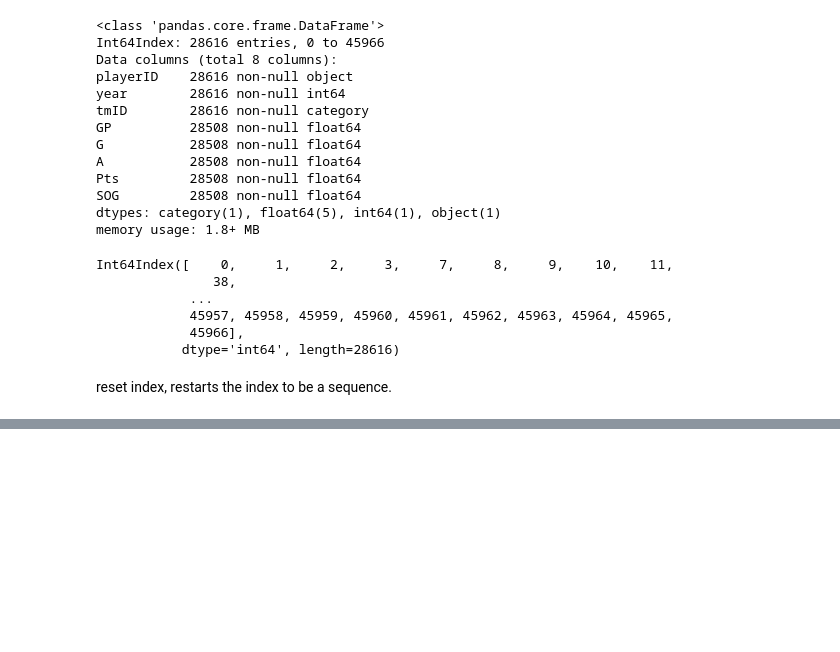
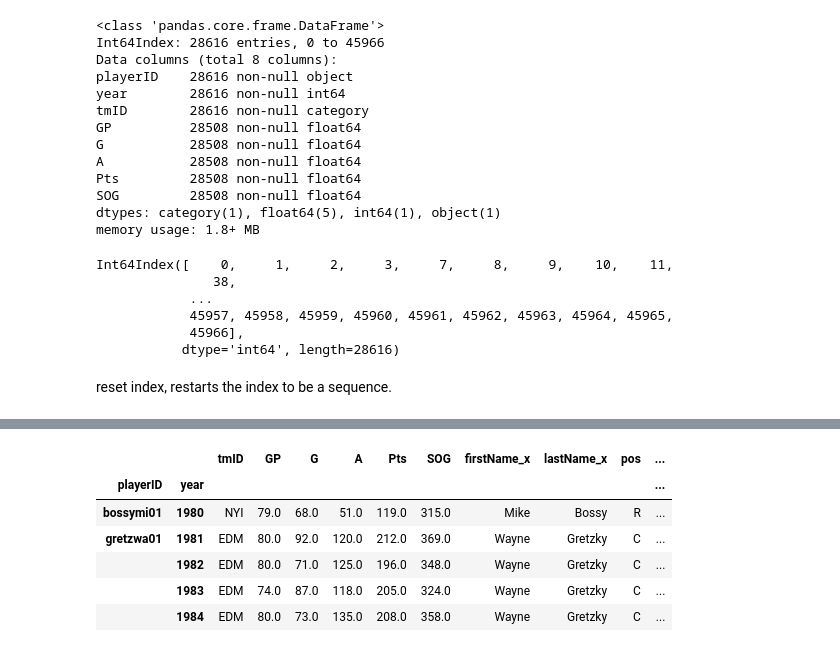
Before and after one commit to mp3sii/Panda_Intro, a Jupyter notebook: Pandas_Intro.ipynb, the cells around one changed output, grey strips where cells are left out. Cells and saved outputs as stored; diff of their text form; code cells hidden in the pictures; blank space fills up the shorter version.

```diff
--- a/Pandas_Intro.ipynb
+++ b/Pandas_Intro.ipynb
@@ -588,0 +633,10 @@ teams_df.shape
+# %%
+mi.loc[mi.groupby(level='year')['G'].idxmax().head()]
+# %% [output]
+|  |  | tmID | GP | G | A | Pts | SOG | firstName_x | lastName_x | pos | ... |
+| playerID | year |  |  |  |  |  |  |  |  |  | ... |
+| bossymi01 | 1980 | NYI | 79.0 | 68.0 | 51.0 | 119.0 | 315.0 | Mike | Bossy | R | ... |
+| gretzwa01 | 1981 | EDM | 80.0 | 92.0 | 120.0 | 212.0 | 369.0 | Wayne | Gretzky | C | ... |
+|  | 1982 | EDM | 80.0 | 71.0 | 125.0 | 196.0 | 348.0 | Wayne | Gretzky | C | ... |
+|  | 1983 | EDM | 74.0 | 87.0 | 118.0 | 205.0 | 324.0 | Wayne | Gretzky | C | ... |
+|  | 1984 | EDM | 80.0 | 73.0 | 135.0 | 208.0 | 358.0 | Wayne | Gretzky | C | ... |
```
Also changed, not shown: parts of 100 cells of this notebook, 3 other files.
